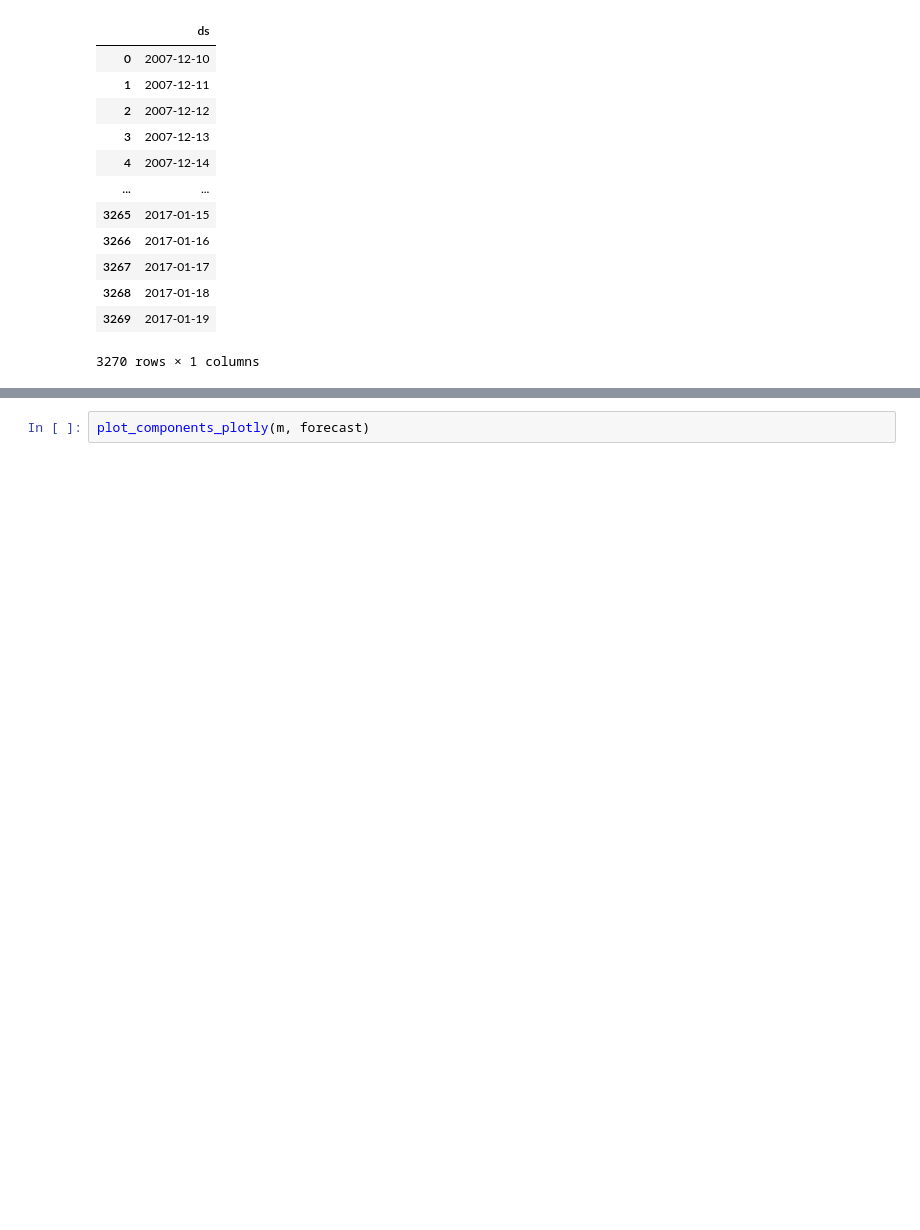
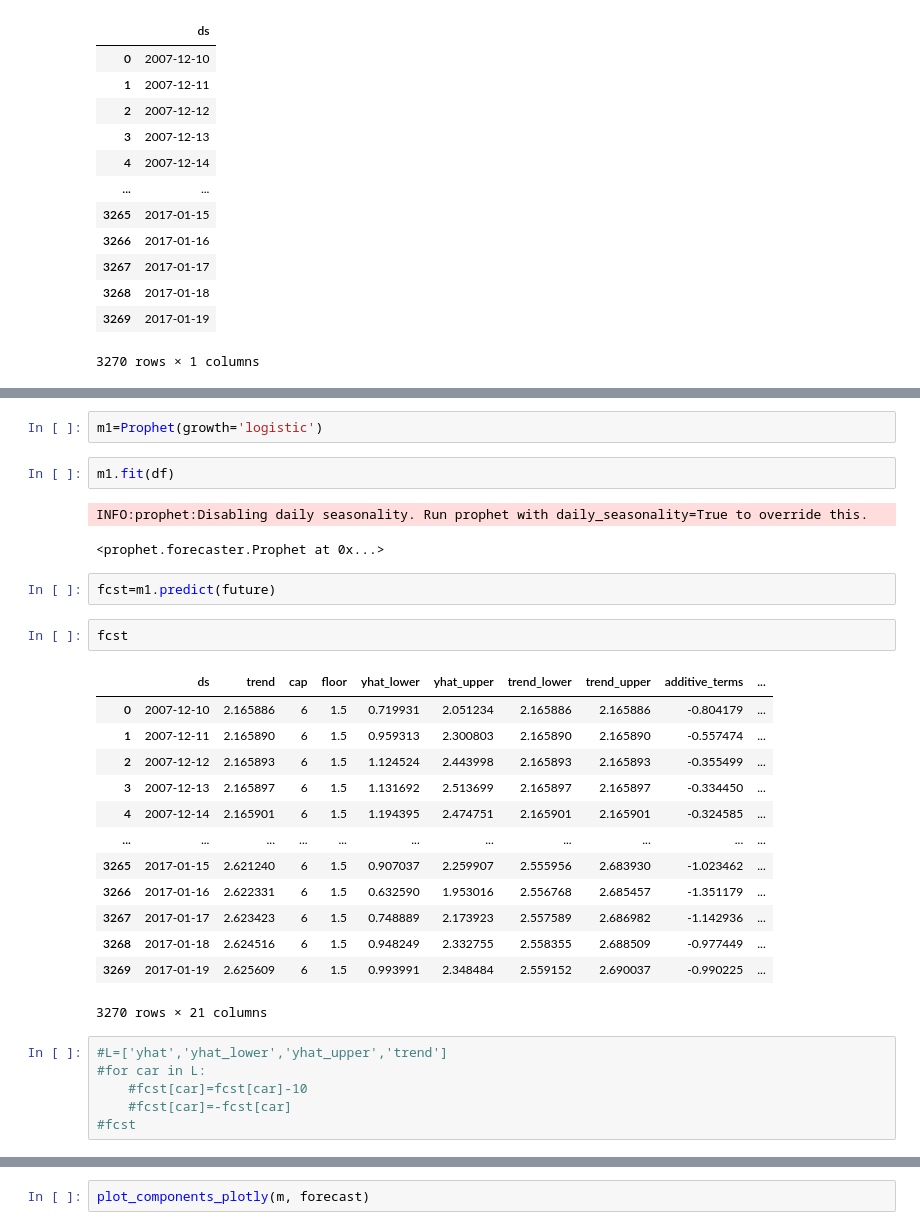
Before and after one commit to Na00s/Prophet-forecasting-time-series, a Jupyter notebook: Quick_Start_Prophet.ipynb, the cells around one changed output, grey strips where cells are left out. Drawn from its saved outputs; the diff is of its cells as text; blank space fills up the shorter version.

```diff
--- a/Quick_Start_Prophet.ipynb
+++ b/Quick_Start_Prophet.ipynb
@@ -98,0 +161,31 @@ plot_plotly(m, forecast)
+# %%
+m1=Prophet(growth='logistic')
+# %%
+m1.fit(df)
+# %% [output]
+INFO:prophet:Disabling daily seasonality. Run prophet with daily_seasonality=True to override this.
+<prophet.forecaster.Prophet at 0x...>
+# %%
+fcst=m1.predict(future)
+# %%
+fcst
+# %% [output]
+|  | ds | trend | cap | floor | yhat_lower | yhat_upper | trend_lower | trend_upper | additive_terms | ... |
+| 0 | 2007-12-10 | 2.165886 | 6 | 1.5 | 0.719931 | 2.051234 | 2.165886 | 2.165886 | -0.804179 | ... |
+| 1 | 2007-12-11 | 2.165890 | 6 | 1.5 | 0.959313 | 2.300803 | 2.165890 | 2.165890 | -0.557474 | ... |
+| 2 | 2007-12-12 | 2.165893 | 6 | 1.5 | 1.124524 | 2.443998 | 2.165893 | 2.165893 | -0.355499 | ... |
+| 3 | 2007-12-13 | 2.165897 | 6 | 1.5 | 1.131692 | 2.513699 | 2.165897 | 2.165897 | -0.334450 | ... |
+| 4 | 2007-12-14 | 2.165901 | 6 | 1.5 | 1.194395 | 2.474751 | 2.165901 | 2.165901 | -0.324585 | ... |
+| ... | ... | ... | ... | ... | ... | ... | ... | ... | ... | ... |
+| 3265 | 2017-01-15 | 2.621240 | 6 | 1.5 | 0.907037 | 2.259907 | 2.555956 | 2.683930 | -1.023462 | ... |
+| 3266 | 2017-01-16 | 2.622331 | 6 | 1.5 | 0.632590 | 1.953016 | 2.556768 | 2.685457 | -1.351179 | ... |
+| 3267 | 2017-01-17 | 2.623423 | 6 | 1.5 | 0.748889 | 2.173923 | 2.557589 | 2.686982 | -1.142936 | ... |
+| 3268 | 2017-01-18 | 2.624516 | 6 | 1.5 | 0.948249 | 2.332755 | 2.558355 | 2.688509 | -0.977449 | ... |
+| 3269 | 2017-01-19 | 2.625609 | 6 | 1.5 | 0.993991 | 2.348484 | 2.559152 | 2.690037 | -0.990225 | ... |
+3270 rows × 21 columns
+# %%
+#L=['yhat','yhat_lower','yhat_upper','trend']
+#for car in L:
+    #fcst[car]=fcst[car]-10
+    #fcst[car]=-fcst[car]
+#fcst
```
Also changed, not shown: parts of 14 cells of this notebook.
